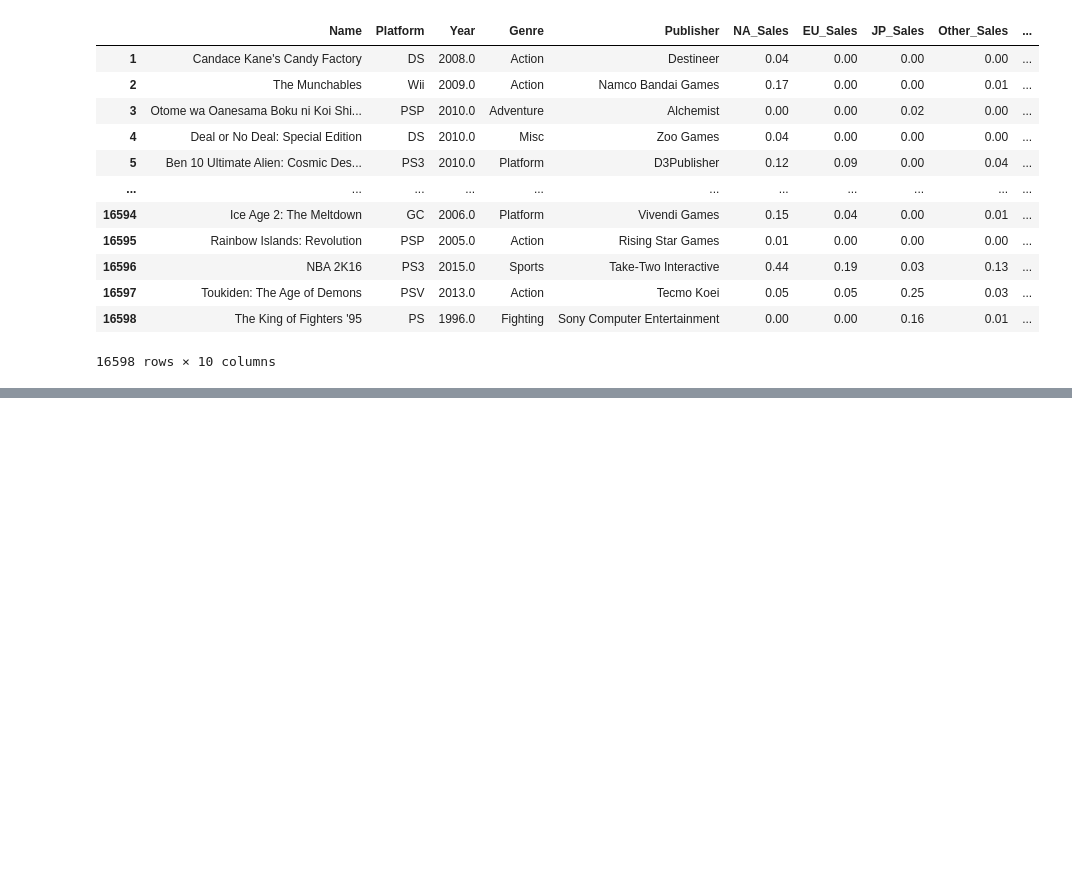
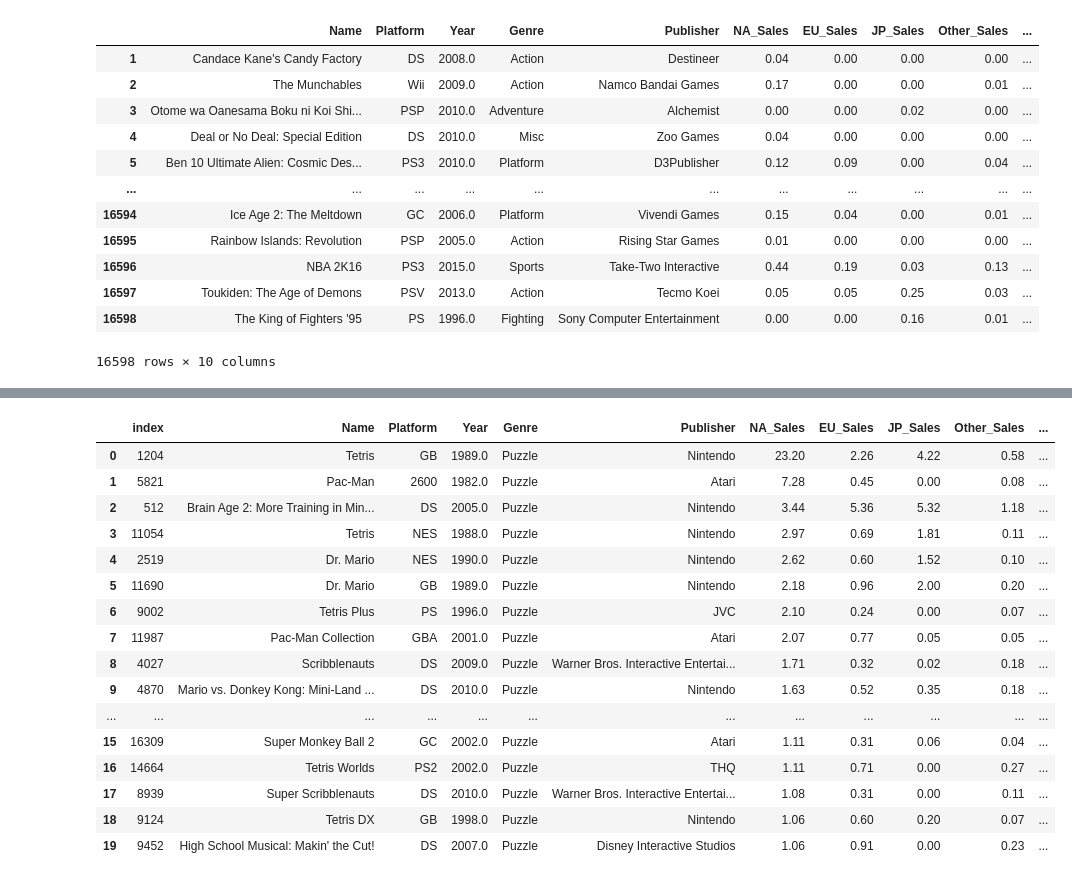
Before and after one commit to KyungRyeolBaek/study, a Jupyter notebook: ai03_백경렬_Section1_Project.ipynb, the cells around one changed output, grey strips where cells are left out. Drawn from its saved outputs; the diff is of its cells as text; code cells hidden in the pictures; blank space fills up the shorter version.

```diff
--- a/ai03_백경렬_Section1_Project.ipynb
+++ b/ai03_백경렬_Section1_Project.ipynb
@@ -761,0 +1104,20 @@ df
+# %%
+df.groupby('Genre').get_group(genre[5]).sort_values(by = 'NA_Sales', ascending = False).reset_index().head(20)
+# %% [output]
+|  | index | Name | Platform | Year | Genre | Publisher | NA_Sales | EU_Sales | JP_Sales | Other_Sales | ... |
+| 0 | 1204 | Tetris | GB | 1989.0 | Puzzle | Nintendo | 23.20 | 2.26 | 4.22 | 0.58 | ... |
+| 1 | 5821 | Pac-Man | 2600 | 1982.0 | Puzzle | Atari | 7.28 | 0.45 | 0.00 | 0.08 | ... |
+| 2 | 512 | Brain Age 2: More Training in Min... | DS | 2005.0 | Puzzle | Nintendo | 3.44 | 5.36 | 5.32 | 1.18 | ... |
+| 3 | 11054 | Tetris | NES | 1988.0 | Puzzle | Nintendo | 2.97 | 0.69 | 1.81 | 0.11 | ... |
+| 4 | 2519 | Dr. Mario | NES | 1990.0 | Puzzle | Nintendo | 2.62 | 0.60 | 1.52 | 0.10 | ... |
+| 5 | 11690 | Dr. Mario | GB | 1989.0 | Puzzle | Nintendo | 2.18 | 0.96 | 2.00 | 0.20 | ... |
+| 6 | 9002 | Tetris Plus | PS | 1996.0 | Puzzle | JVC | 2.10 | 0.24 | 0.00 | 0.07 | ... |
+| 7 | 11987 | Pac-Man Collection | GBA | 2001.0 | Puzzle | Atari | 2.07 | 0.77 | 0.05 | 0.05 | ... |
+| 8 | 4027 | Scribblenauts | DS | 2009.0 | Puzzle | Warner Bros. Interactive Entertai... | 1.71 | 0.32 | 0.02 | 0.18 | ... |
+| 9 | 4870 | Mario vs. Donkey Kong: Mini-Land ... | DS | 2010.0 | Puzzle | Nintendo | 1.63 | 0.52 | 0.35 | 0.18 | ... |
+| ... | ... | ... | ... | ... | ... | ... | ... | ... | ... | ... | ... |
+| 15 | 16309 | Super Monkey Ball 2 | GC | 2002.0 | Puzzle | Atari | 1.11 | 0.31 | 0.06 | 0.04 | ... |
+| 16 | 14664 | Tetris Worlds | PS2 | 2002.0 | Puzzle | THQ | 1.11 | 0.71 | 0.00 | 0.27 | ... |
+| 17 | 8939 | Super Scribblenauts | DS | 2010.0 | Puzzle | Warner Bros. Interactive Entertai... | 1.08 | 0.31 | 0.00 | 0.11 | ... |
+| 18 | 9124 | Tetris DX | GB | 1998.0 | Puzzle | Nintendo | 1.06 | 0.60 | 0.20 | 0.07 | ... |
+| 19 | 9452 | High School Musical: Makin' the Cut! | DS | 2007.0 | Puzzle | Disney Interactive Studios | 1.06 | 0.91 | 0.00 | 0.23 | ... |
```
Also changed, not shown: parts of 29 cells of this notebook.
